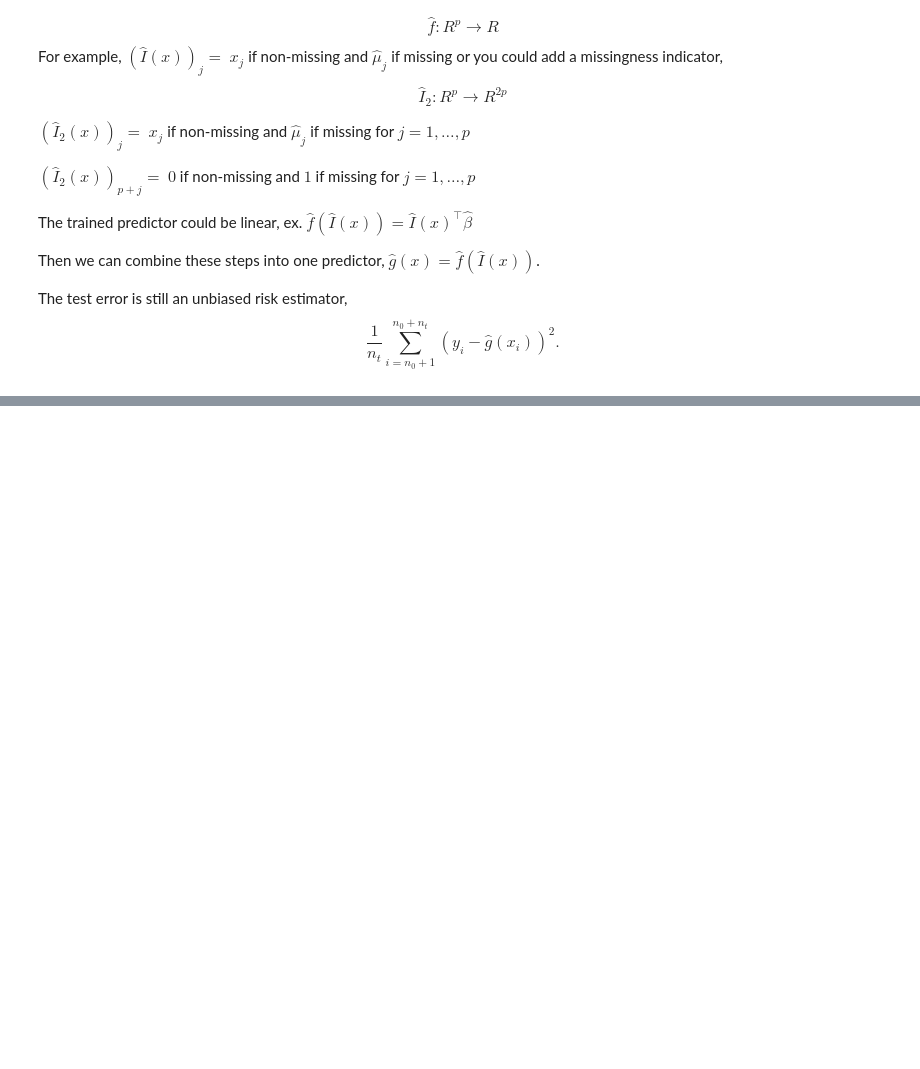
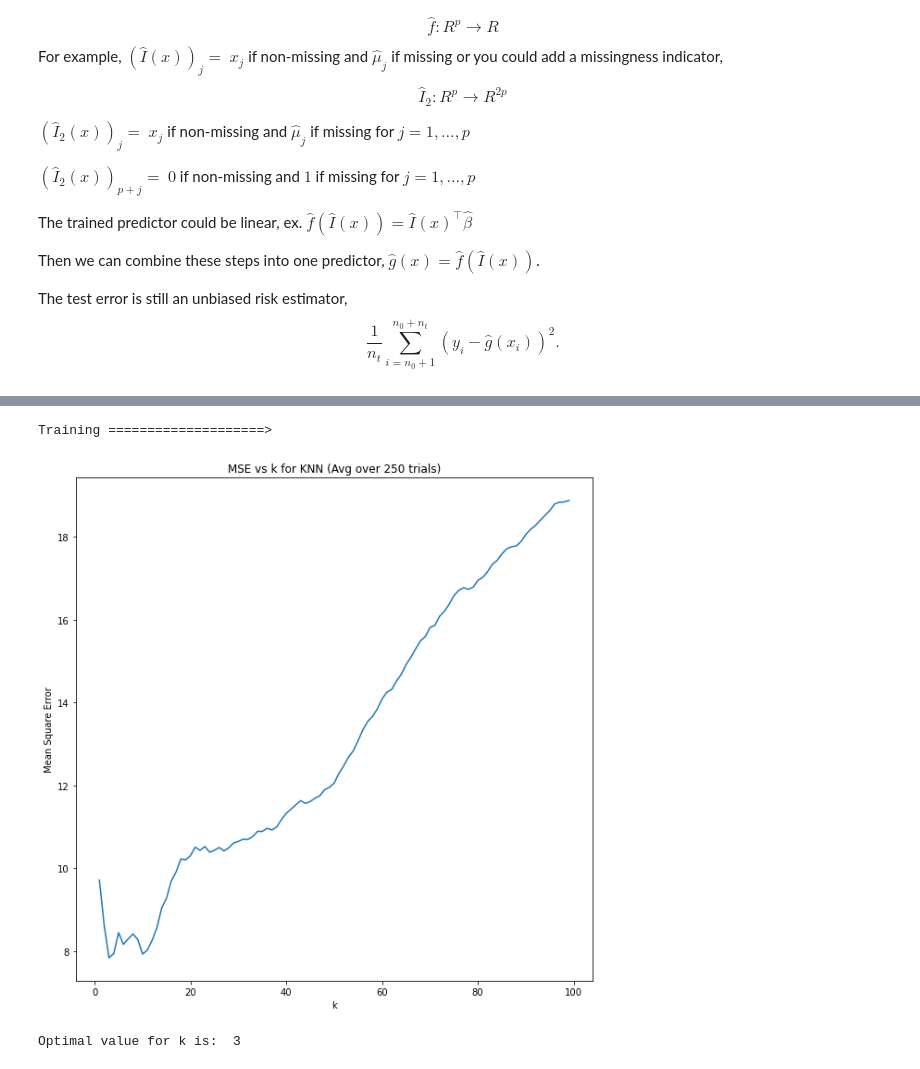
Before and after one commit to DylanShadduckUCD/STA208, a Jupyter notebook: hw1/hw1.ipynb, the cells around one changed output, grey strips where cells are left out. Drawn from its saved outputs; the diff is of its cells as text; code cells hidden in the pictures; blank space fills up the shorter version.

```diff
--- a/hw1/hw1.ipynb
+++ b/hw1/hw1.ipynb
@@ -234,0 +342,60 @@ $$\frac{1}{n_t} \sum_{i=n_0+1}^{n_0+n_t} (y_i - \hat g(x_i))^2.$$
+# %%
+# Split x and y into training and test sets
+X_train,  X_test, y_train, y_test = train_test_split(X,y, test_size=0.3)
+
+# Scale our data
+scaler = preprocessing.StandardScaler()
+X_train = scaler.fit_transform(X_train)
+X_test = scaler.transform(X_test)
+# %%
+# Training knn again to look for best k on average
+total_trials = 250
+k_array = np.arange(1, 100, 1)
+
+# Creating a loading bar
+bar_len = 20
+print("Training >" + "."*bar_len, end="")
+
+for trial in range(0, total_trials):
+
+    # Updating our loading bar
+    ratio = trial/total_trials
+    num_filled = int(np.floor(bar_len*ratio)+1)
+    load_bar = "="*num_filled + ">"
+    bar_left = "."*(bar_len-num_filled)
+    print("\rTraining " + load_bar + bar_left, end="")
+
+    # initalize mse array
+    mse_val = []
+
+    for k in k_array:
+        knn = neighbors.KNeighborsRegressor(n_neighbors=k)
+        knn.fit(X_train, y_train)
+        y_pred = knn.predict(X_test)
+
+        # mse
+        mse_val.append(((y_pred - y_test)**2).mean())
+
+    if trial == 0:
+        total_mse = np.array(mse_val)
+    else:
+        total_mse = total_mse + np.array(mse_val)
+
+# Find avg mse vs k for all trials
+avg_mse = total_mse/trial
+
+plt.figure(figsize=(10,10))
+plt.plot(k_array, avg_mse)
+plt.xlabel("k")
+plt.ylabel("Mean Square Error")
+plt.title("MSE vs k for KNN (Avg over 250 trials)")
+plt.show()
+# %% [output]
+Training ====================>
+[figure, added]
+# %%
+# Find best value for k
+best_k = k_array[np.argwhere(avg_mse == np.min(avg_mse))[0,0]]
+print("Optimal value for k is: ", best_k)
+# %% [output]
+Optimal value for k is:  3
```
Also changed, not shown: parts of 24 cells of this notebook, 1 other file.
